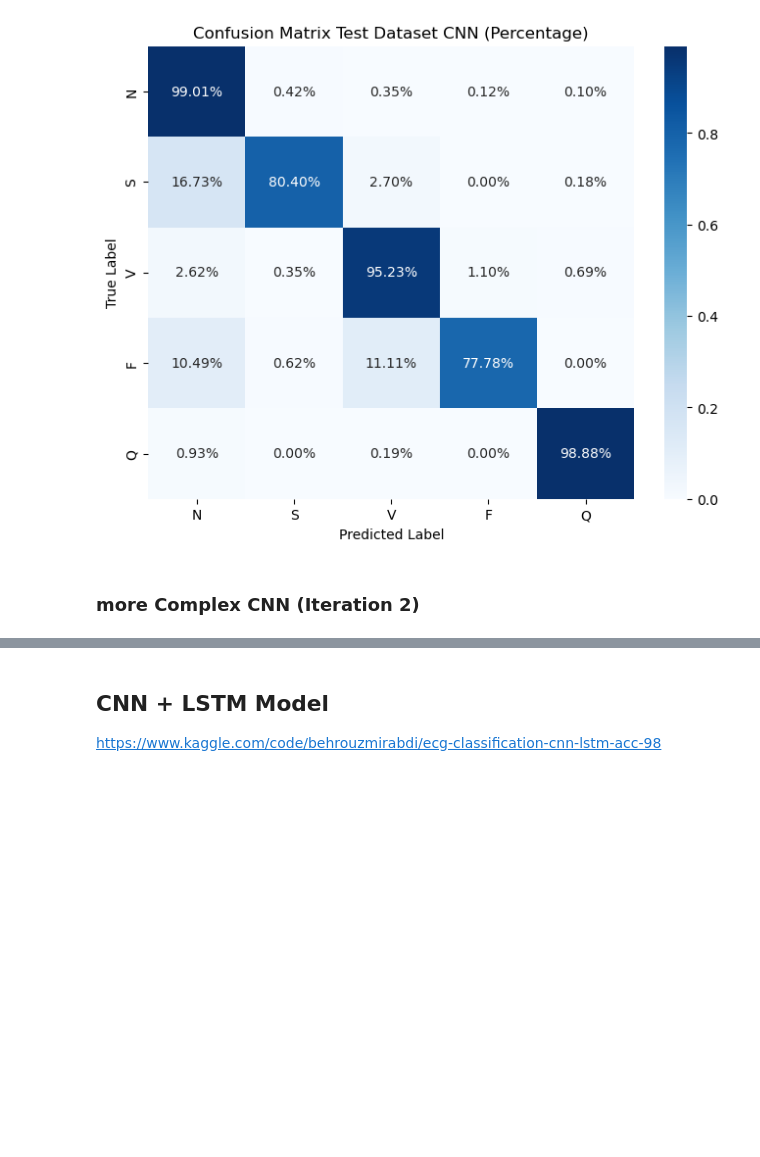
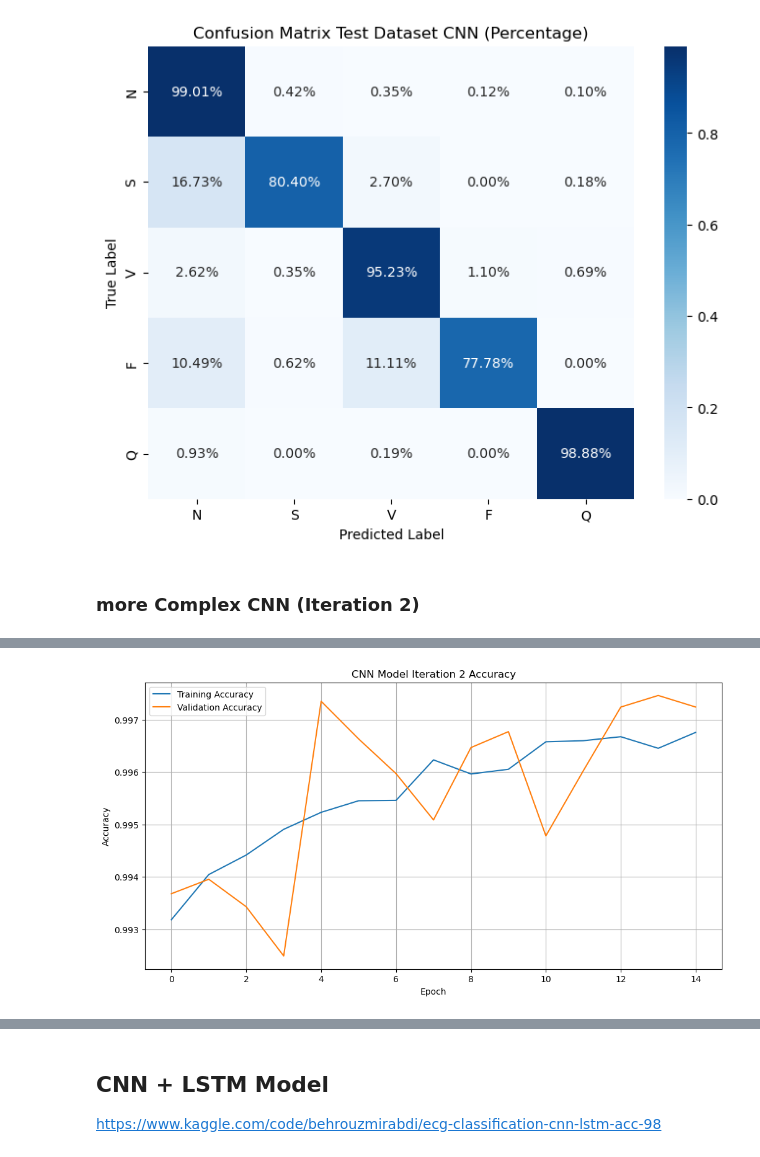
Before and after one commit to RichLewi/ECGClassification, a Jupyter notebook: ECG-Classification-v2.ipynb, the cells around one changed output, grey strips where cells are left out. Saved outputs shown, nothing was run; the diff lists cells and outputs as text; code cells hidden in the pictures; blank space fills up the shorter version.

Commit message:
Upload Iteration 3 and Update Report

```diff
--- a/ECG-Classification-v2.ipynb
+++ b/ECG-Classification-v2.ipynb
@@ -647,7 +646,7 @@ cnn_model_it2 = Sequential([
     Dense(5, activation='softmax')  # 5 output classes
 ])
 
-cnn_model_it2.name = "CNN_Model-Iteration2"
+cnn_model_it2.name = "CNN_Model_Iteration2"
 
 cnn_model_it2.compile(optimizer='adam', loss='categorical_crossentropy', metrics=['accuracy'])
 
@@ -655,5 +676,5 @@ cnn_model_it2.summary()
 # %%
-log_path, model_path = get_run_paths(cnn_model.name)
+log_path, model_path = get_run_paths(cnn_model_it2.name)
 
 earlystopping_cb = EarlyStopping(monitor='val_loss', patience=5)
 modelcheckpoint_cb = ModelCheckpoint(model_path, save_best_only=True)
@@ -662,7 +683,7 @@ ReduceLROnPlateau_cb = ReduceLROnPlateau(monitor='val_loss', patience=10, cooldo
 
 callbacks = [earlystopping_cb, modelcheckpoint_cb, tensorboard_cb, ReduceLROnPlateau_cb]
 # %%
-cnn_history = cnn_model.fit(
+cnn_it2_history = cnn_model_it2.fit(
     x_train, y_train,
     validation_data=(x_val, y_val),
     epochs=20,
@@ -672,0 +712,12 @@ cnn_history = cnn_model.fit(
+# %%
+plt.figure(figsize=(12, 6))
+plt.plot(cnn_it2_history.history['accuracy'], label='Training Accuracy')
+plt.plot(cnn_it2_history.history['val_accuracy'], label='Validation Accuracy')
+plt.title('CNN Model Iteration 2 Accuracy')
+plt.xlabel('Epoch')
+plt.ylabel('Accuracy')
+plt.grid(True)
+plt.legend()
+plt.show()
+# %% [output]
+[figure, added]
```
Also changed, not shown: parts of 8 cells of this notebook, 15 other files.
